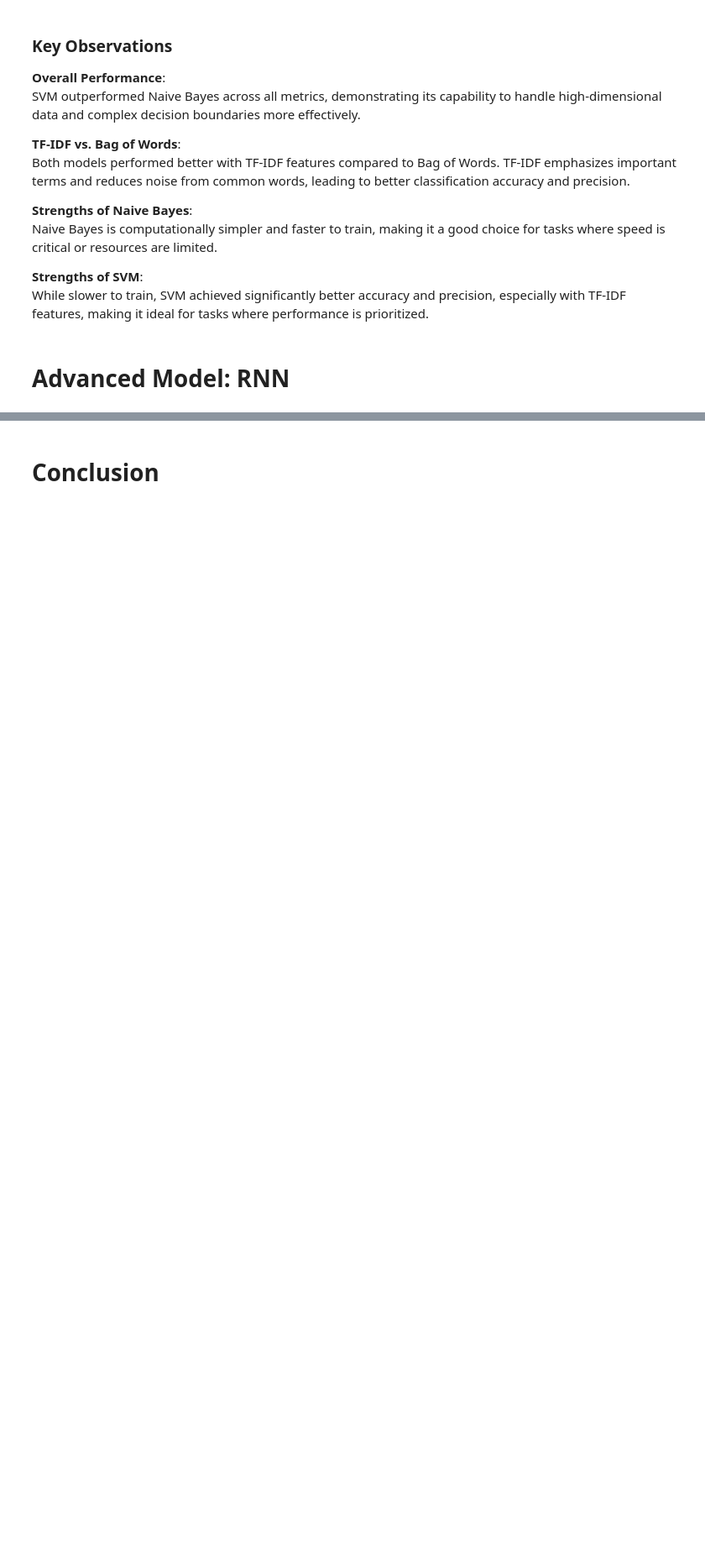
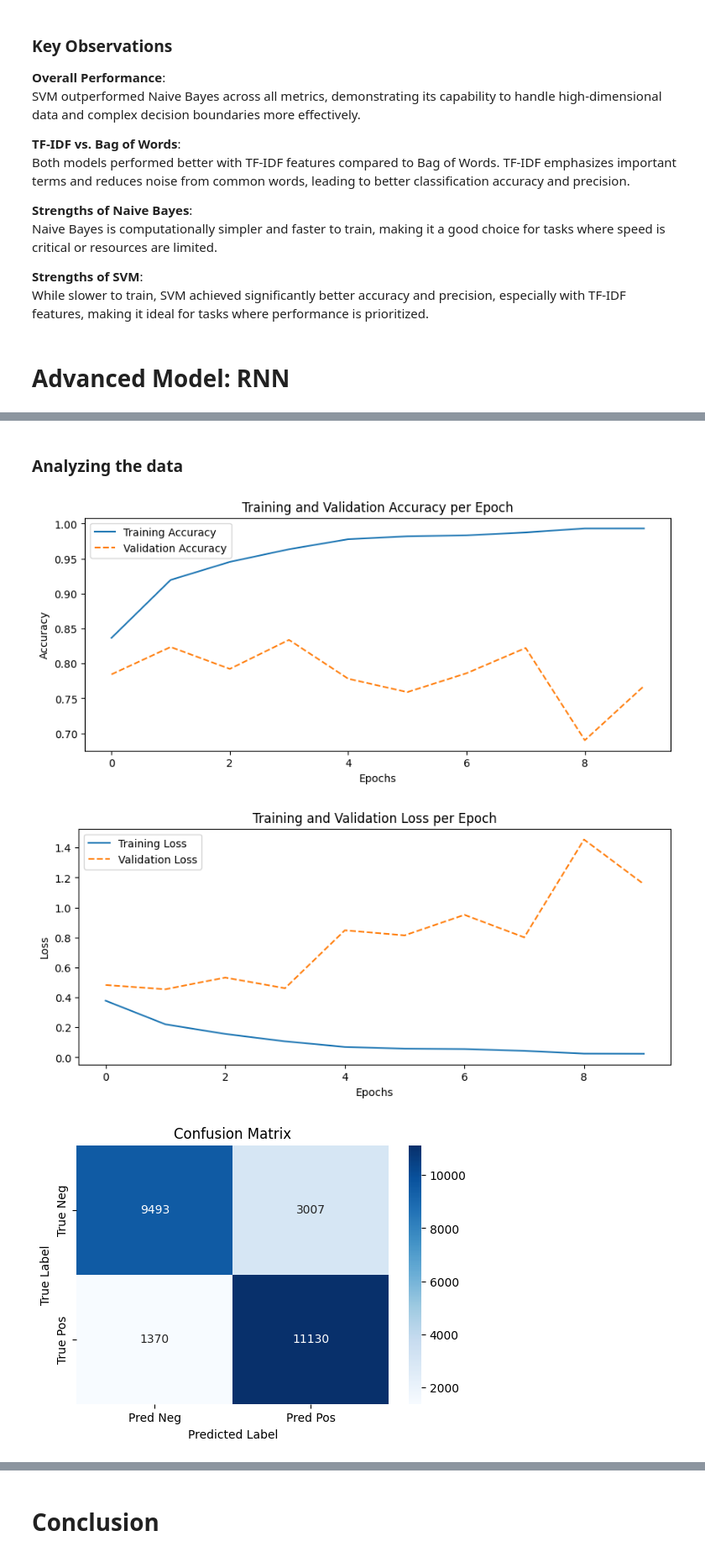
Before and after one commit to jaxfuller/IMDB-Sentiment-Analysis, a Jupyter notebook: project.ipynb, the cells around one changed output, grey strips where cells are left out. Shown at 84% size. Drawn from its saved outputs; the diff is of its cells as text; code cells hidden in the pictures; blank space fills up the shorter version.

```diff
--- a/project.ipynb
+++ b/project.ipynb
@@ -448,0 +535,35 @@ While slower to train, SVM achieved significantly better accuracy and precision,
+# %% [markdown]
+### Analyzing the data
+# %%
+# Plot Accuracy
+plt.figure(figsize=(10, 4))
+plt.plot(history_lstm.history['accuracy'], label='Training Accuracy')
+plt.plot(history_lstm.history['val_accuracy'], label='Validation Accuracy', linestyle='--')
+plt.title('Training and Validation Accuracy per Epoch')
+plt.xlabel('Epochs')
+plt.ylabel('Accuracy')
+plt.legend()
+plt.show()
+
+# Plot Loss
+plt.figure(figsize=(10, 4))
+plt.plot(history_lstm.history['loss'], label='Training Loss')
+plt.plot(history_lstm.history['val_loss'], label='Validation Loss', linestyle='--')
+plt.title('Training and Validation Loss per Epoch')
+plt.xlabel('Epochs')
+plt.ylabel('Loss')
+plt.legend()
+plt.show()
+
+#Confusion Matrix
+cm = confusion_matrix(y_test, y_pred_lstm)
+plt.figure(figsize=(6, 4))
+sns.heatmap(cm, annot=True, fmt='d', cmap='Blues', xticklabels=['Pred Neg','Pred Pos'], yticklabels=['True Neg','True Pos'])
+plt.title('Confusion Matrix')
+plt.ylabel('True Label')
+plt.xlabel('Predicted Label')
+plt.show()
+# %% [output]
+[figure, added]
+[figure, added]
+[figure, added]
```
Also changed, not shown: parts of 7 cells of this notebook.
